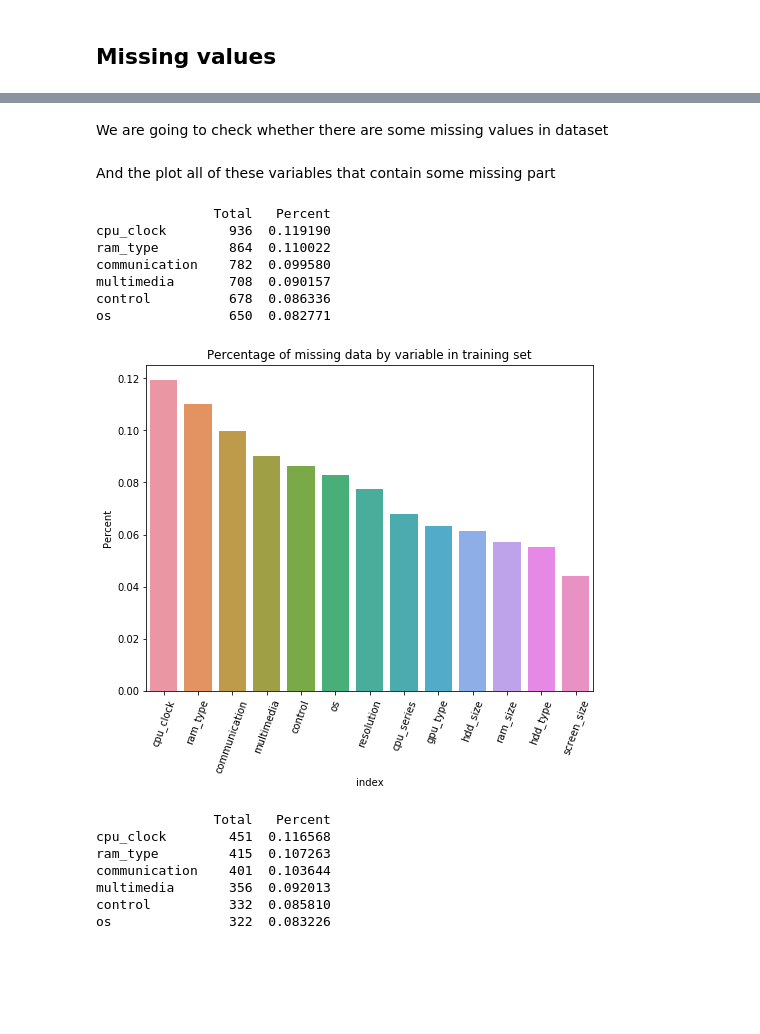
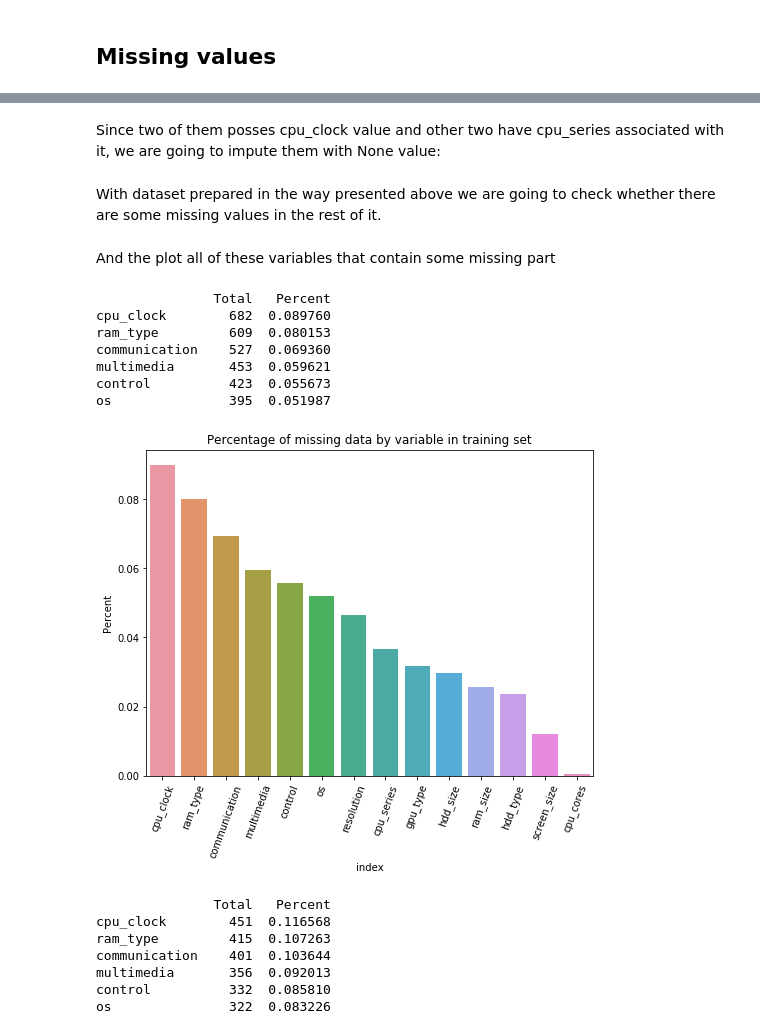
Before and after one commit to freefeynman123/laptop_price, a Jupyter notebook: allegro_task.ipynb, the cells around one changed output, grey strips where cells are left out. Cells and saved outputs as stored; diff of their text form; code cells hidden in the pictures; blank space fills up the shorter version.

```diff
--- a/allegro_task.ipynb
+++ b/allegro_task.ipynb
@@ -262,2 +287,4 @@ There several things to notice from this plot:
+# %%
+dataset_pre = dataset[dataset.columns.difference(['state'])]
 # %% [markdown]
 ## Missing values
@@ -263,0 +318,3 @@ There several things to notice from this plot:
+# %%
+missing = dataset_pre.loc[dataset.isnull().sum(axis=1)/dataset_pre.shape[1] > 0.75, :]
+missing.head(10)
@@ -263,0 +356,2 @@ There several things to notice from this plot:
+# %%
+dataset_pre = dataset_pre.loc[~dataset_pre['index'].isin(missing['index']), :]
@@ -264,5 +368,9 @@ There several things to notice from this plot:
+# %% [markdown]
+Since two of them posses cpu_clock value and other two have cpu_series associated with it, we are going to impute them with None value:
+# %%
+dataset_pre.loc[dataset_pre.loc[:, "cpu_cores"] == "nie dotyczy", 'cpu_cores'] = None
 # %% [markdown]
-We are going to check whether there are some missing values in dataset
+With dataset prepared in the way presented above we are going to check whether there are some missing values in the rest of it.
 # %%
 def missing_values(data):
     missing = data.isnull().sum()
@@ -281,16 +389,16 @@ def plot_missing_values(data_missing, title="Title"):
     plt.title(title)
     plt.show()
 # %%
-plot_missing_values(missing_values(dataset),"Percentage of missing data by variable in training set")
+plot_missing_values(missing_values(dataset_pre),"Percentage of missing data by variable in training set")
 # %% [output]
                Total   Percent
-cpu_clock        936  0.119190
-ram_type         864  0.110022
-communication    782  0.099580
-multimedia       708  0.090157
-control          678  0.086336
-os               650  0.082771
+cpu_clock        682  0.089760
+ram_type         609  0.080153
+communication    527  0.069360
+multimedia       453  0.059621
+control          423  0.055673
+os               395  0.051987
-[figure, old version]
+[figure, new version]
 # %%
 plot_missing_values(missing_values(dataset_test),"Percentage of missing data by variable in test set")
 # %% [output]
```
Also changed, not shown: parts of 49 cells of this notebook, 2 other files.
